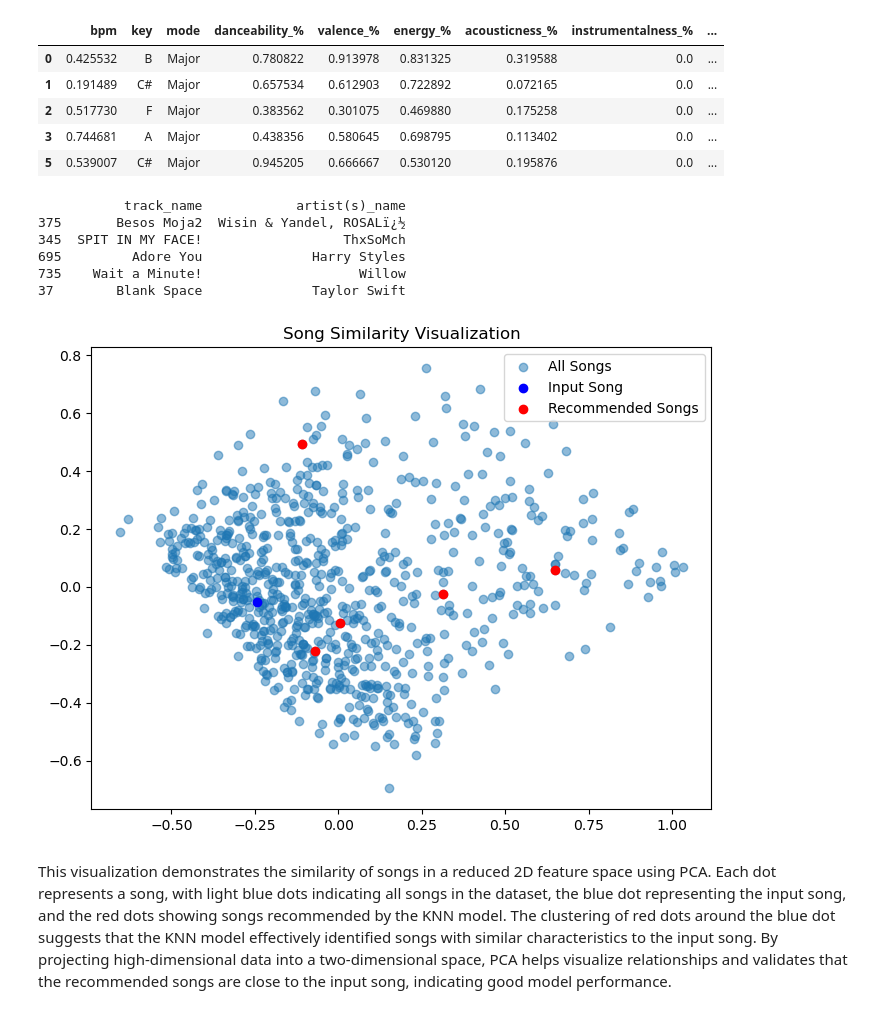
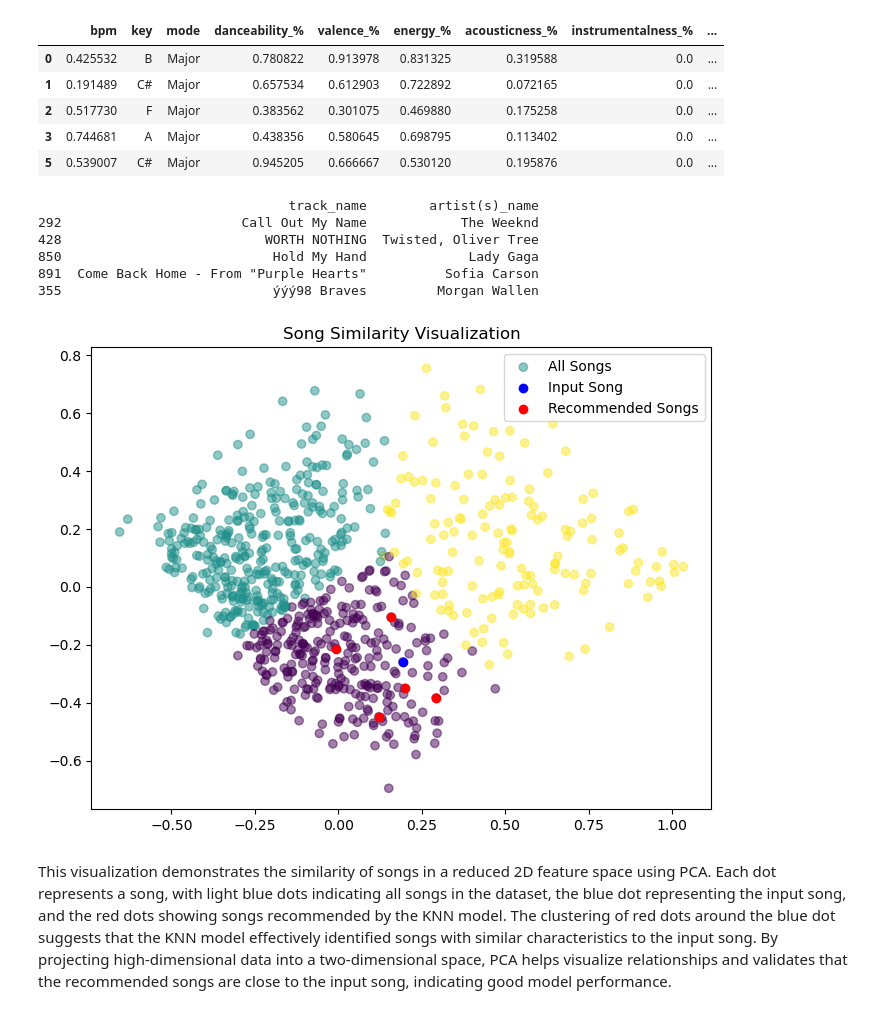
Before and after one commit to MgSO477/Spotify_recommendation, a Jupyter notebook: Python_spotify.ipynb, the cells around one changed output. Drawn from its saved outputs; the diff is of its cells as text; code cells hidden in the pictures.

```diff
--- a/Python_spotify.ipynb
+++ b/Python_spotify.ipynb
@@ -321,42 +331,44 @@ def recommend_songs(song_index, data, n_recommendations=5):
     return recommendations[['track_name', 'artist(s)_name']]
 
 # Example
-song_index = 1
+song_index = 2
 recommendations = recommend_songs(song_index=song_index, data=numeric_features, n_recommendations=5)
 print(recommendations)
 # %% [output]
-           track_name            artist(s)_name
-375       Besos Moja2  Wisin & Yandel, ROSALï¿½
-345  SPIT IN MY FACE!                  ThxSoMch
-695         Adore You              Harry Styles
-735    Wait a Minute!                    Willow
-37        Blank Space              Taylor Swift
+                                track_name        artist(s)_name
+292                       Call Out My Name            The Weeknd
+428                          WORTH NOTHING  Twisted, Oliver Tree
+850                           Hold My Hand             Lady Gaga
+891  Come Back Home - From "Purple Hearts"          Sofia Carson
+355                           ýýý98 Braves         Morgan Wallen
-# %%
-def visualize_recommendations(song_index, recommendations, data):
-    """
-    Visualizes the input song and its recommended songs using PCA.
-
-    Parameters:
-        song_index (int): Index of the input song.
-        recommendations (DataFrame): Recommended songs.
-        data (DataFrame): DataFrame with the numeric features of songs.
-    """
-    pca = PCA(n_components=2)
-    reduced_data = pca.fit_transform(data)
-
-
-    plt.figure(figsize=(8, 6))
-    plt.scatter(reduced_data[:, 0], reduced_data[:, 1], alpha=0.5, label='All Songs')
-    plt.scatter(reduced_data[song_index, 0], reduced_data[song_index, 1], color='blue', label='Input Song')
-    plt.scatter(reduced_data[recommendations.index, 0], reduced_data[recommendations.index, 1], color='red', label='Recommended Songs')
-
-    plt.title('Song Similarity Visualization')
-    plt.legend()
-    plt.show()
-
-visualize_recommendations(song_index=song_index, recommendations=recommendations, data=numeric_features)
-# %% [output]
-[figure, removed]
+# %%
+def visualize_recommendations(song_index, recommendations, data):
+    """
+    Visualizes the input song and its recommended songs using PCA.
+
+    Parameters:
+        song_index (int): Index of the input song.
+        recommendations (DataFrame): Recommended songs.
+        data (DataFrame): DataFrame with the numeric features of songs.
+    """
+    pca = PCA(n_components=2)
+    reduced_data = pca.fit_transform(data)
+
+    rec_indices = [data.index.get_loc(i) for i in recommendations.index if i in data.index]
+
+    plt.figure(figsize=(8, 6))
+
+    plt.scatter(reduced_data[:, 0], reduced_data[:, 1], c=labels, alpha=0.5, label='All Songs')
+    plt.scatter(reduced_data[song_index, 0], reduced_data[song_index, 1], color='blue', label='Input Song')
+    plt.scatter(reduced_data[rec_indices, 0], reduced_data[rec_indices, 1], color='red', label='Recommended Songs')
+
+    plt.title('Song Similarity Visualization')
+    plt.legend()
+    plt.show()
+
+visualize_recommendations(song_index=song_index, recommendations=recommendations, data=numeric_features)
+# %% [output]
+[figure, added]
 # %% [markdown]
 This visualization demonstrates the similarity of songs in a reduced 2D feature space using PCA. Each dot represents a song, with light blue dots indicating all songs in the dataset, the blue dot representing the input song, and the red dots showing songs recommended by the KNN model. The clustering of red dots around the blue dot suggests that the KNN model effectively identified songs with similar characteristics to the input song. By projecting high-dimensional data into a two-dimensional space, PCA helps visualize relationships and validates that the recommended songs are close to the input song, indicating good model performance.
 # %% [markdown]
```
Also changed, not shown: parts of 3 cells of this notebook.
